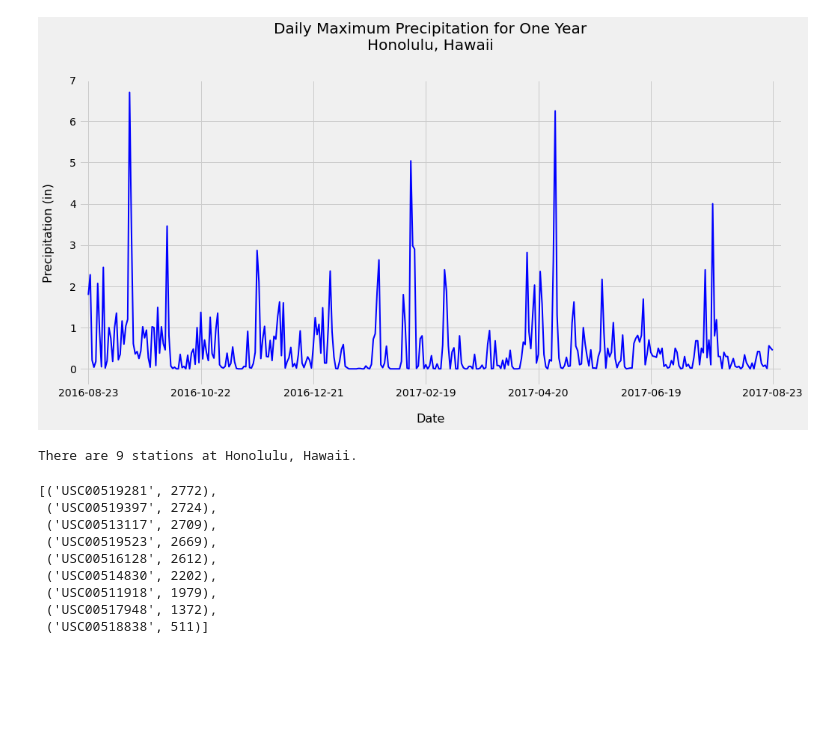
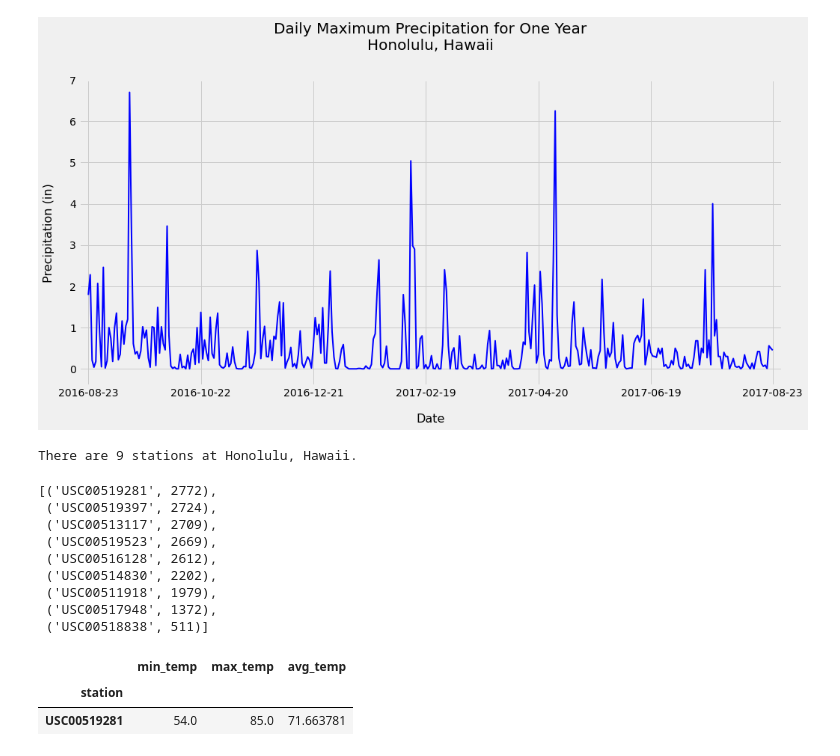
Before and after one commit to narobin83/sqlalchemy-challenge, a Jupyter notebook: climate_starter.ipynb, the cells around one changed output. Drawn from its saved outputs; the diff is of its cells as text; code cells hidden in the pictures; blank space fills up the shorter version.

```diff
--- a/climate_starter.ipynb
+++ b/climate_starter.ipynb
@@ -189,3 +189,22 @@ station_activity
  ('USC00511918', 1979),
  ('USC00517948', 1372),
  ('USC00518838', 511)]
+# %%
+tobs=[Measurement.station,
+             func.min(Measurement.tobs),
+             func.max(Measurement.tobs),
+             func.avg(Measurement.tobs)]
+
+most_active_st=(session.query(*tobs)
+                       .filter(Measurement.station=='USC00519281')
+                       .all())
+most_active_st
+
+most_active_st_temp=pd.DataFrame(most_active_st, columns=['station', 'min_temp',
+                                                          'max_temp', 'avg_temp'])
+most_active_st_temp.set_index('station', inplace=True)
+most_active_st_temp
+# %% [output]
+|  | min_temp | max_temp | avg_temp |
+| station |  |  |  |
+| USC00519281 | 54.0 | 85.0 | 71.663781 |
```
Also changed, not shown: parts of 4 cells of this notebook.
